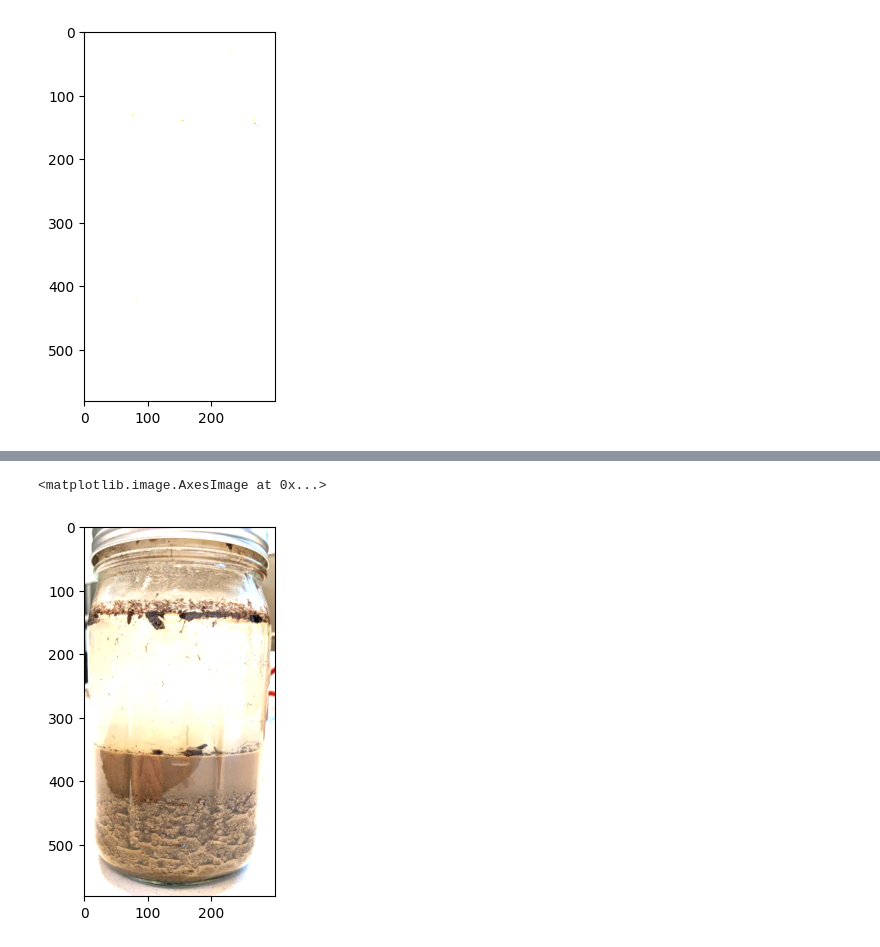
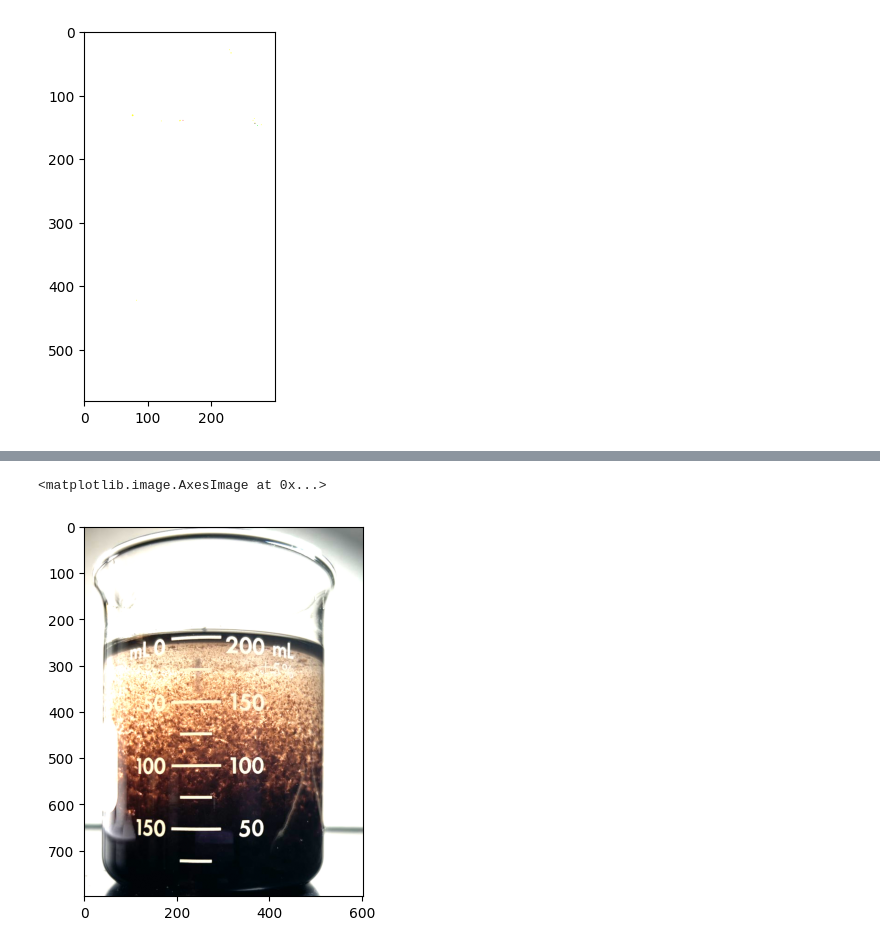
Before and after one commit to Eli-Kaplowitz/ChemTreat-Image-Analysis, a Jupyter notebook: Beginning_Image_Processing.ipynb, the cells around one changed output, grey strips where cells are left out. Drawn from its saved outputs; the diff is of its cells as text; code cells hidden in the pictures.

```diff
--- a/Beginning_Image_Processing.ipynb
+++ b/Beginning_Image_Processing.ipynb
@@ -75,7 +76,7 @@ WARNING:matplotlib.image:Clipping input data to the valid range for imshow with
 from skimage import io, img_as_float, img_as_ubyte
 import matplotlib.pyplot as plt
 
-image = io.imread("image2.png")
+image = io.imread("../Data/Settling_Photos_VCU/Settling_Photos_VCU/Settling 1_3.jpg")
 image_float = img_as_float(image)
 #print(image_float)
 plt.imshow(image_float*2)
@@ -84,5 +85,5 @@ WARNING:matplotlib.image:Clipping input data to the valid range for imshow with
 <matplotlib.image.AxesImage at 0x...>
-[figure, old version]
+[figure, new version]
 # %%
 #openCV
 # library of programming functions aimed at computer vision, good for images or
```
Also changed, not shown: parts of 6 cells of this notebook, 2 other files.
